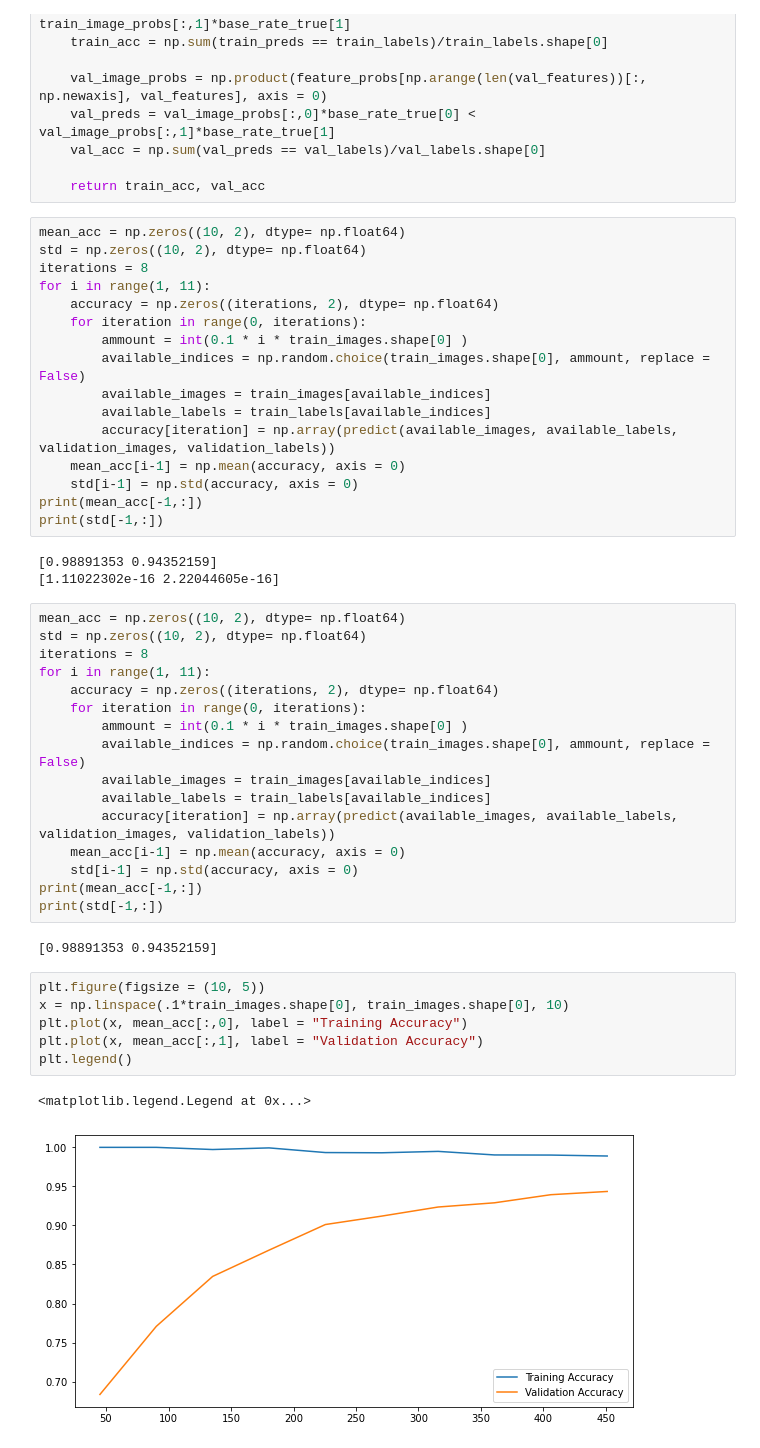
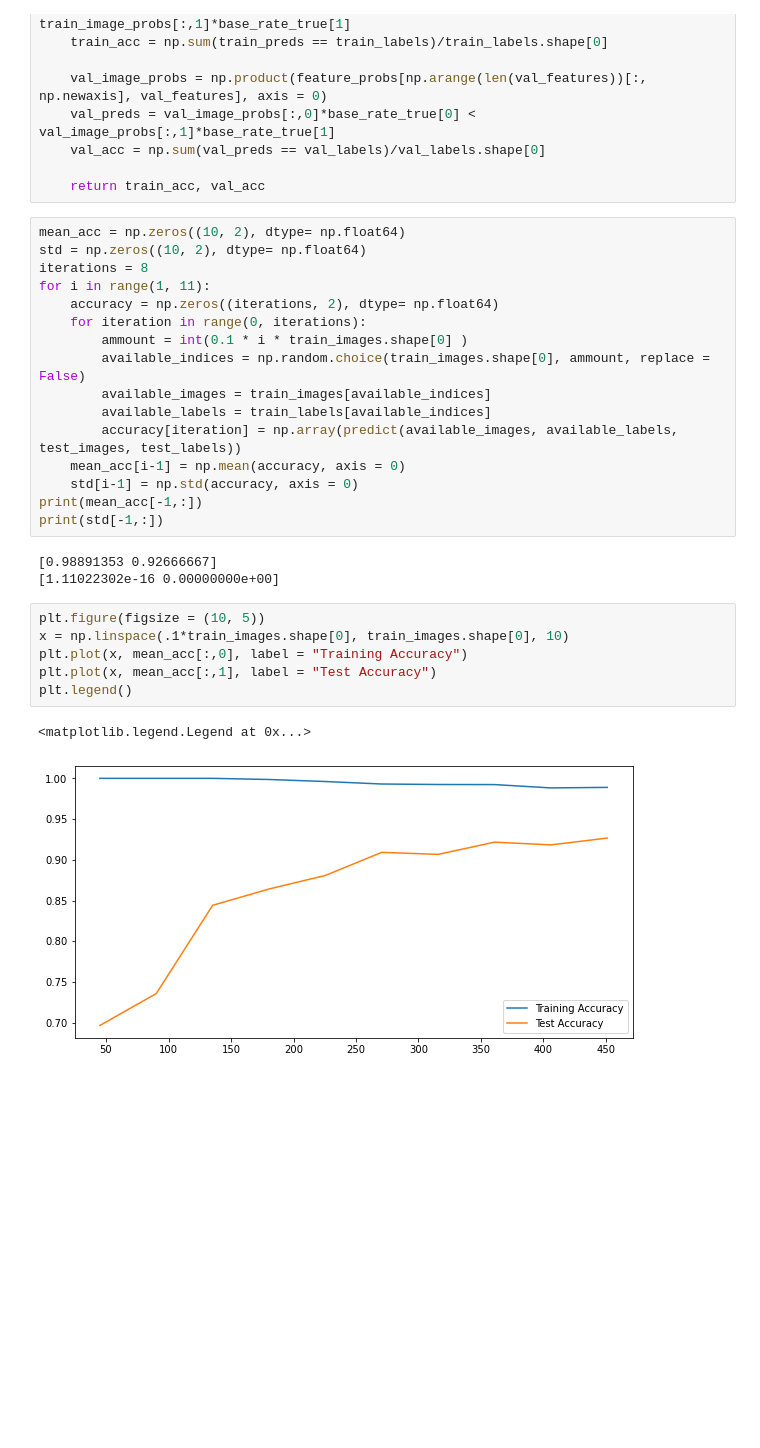
Before and after one commit to DuncanJWood/AI_face_and_digit_classification, a Jupyter notebook: Naive_Bayes_Classifier_Faces.ipynb, the cells around one changed output. Saved outputs shown, nothing was run; the diff lists cells and outputs as text; blank space fills up the shorter version.

```diff
--- a/Naive_Bayes_Classifier_Faces.ipynb
+++ b/Naive_Bayes_Classifier_Faces.ipynb
@@ -118,41 +118,23 @@ for i in range(1, 11):
         available_indices = np.random.choice(train_images.shape[0], ammount, replace = False)
         available_images = train_images[available_indices]
         available_labels = train_labels[available_indices]
-        accuracy[iteration] = np.array(predict(available_images, available_labels, validation_images, validation_labels))
+        accuracy[iteration] = np.array(predict(available_images, available_labels, test_images, test_labels))
     mean_acc[i-1] = np.mean(accuracy, axis = 0)
     std[i-1] = np.std(accuracy, axis = 0)
 print(mean_acc[-1,:])
 print(std[-1,:])
 # %% [output]
-[0.98891353 0.94352159]
-[1.11022302e-16 2.22044605e-16]
+[0.98891353 0.92666667]
+[1.11022302e-16 0.00000000e+00]
-# %%
-mean_acc = np.zeros((10, 2), dtype= np.float64)
-std = np.zeros((10, 2), dtype= np.float64)
-iterations = 8
-for i in range(1, 11):
-    accuracy = np.zeros((iterations, 2), dtype= np.float64)
-    for iteration in range(0, iterations):
-        ammount = int(0.1 * i * train_images.shape[0] )
-        available_indices = np.random.choice(train_images.shape[0], ammount, replace = False)
-        available_images = train_images[available_indices]
-        available_labels = train_labels[available_indices]
-        accuracy[iteration] = np.array(predict(available_images, available_labels, validation_images, validation_labels))
-    mean_acc[i-1] = np.mean(accuracy, axis = 0)
-    std[i-1] = np.std(accuracy, axis = 0)
-print(mean_acc[-1,:])
-print(std[-1,:])
-# %% [output]
-[0.98891353 0.94352159]
 # %%
 plt.figure(figsize = (10, 5))
 x = np.linspace(.1*train_images.shape[0], train_images.shape[0], 10)
 plt.plot(x, mean_acc[:,0], label = "Training Accuracy")
-plt.plot(x, mean_acc[:,1], label = "Validation Accuracy")
+plt.plot(x, mean_acc[:,1], label = "Test Accuracy")
 plt.legend()
 # %% [output]
 <matplotlib.legend.Legend at 0x...>
-[figure, old version]
+[figure, new version]
 # %%
 plt.figure(figsize = (10, 5))
 x = np.linspace(.1*train_images.shape[0], train_images.shape[0], 10)
```
Also changed, not shown: parts of 1 cell of this notebook, 1 other file.
